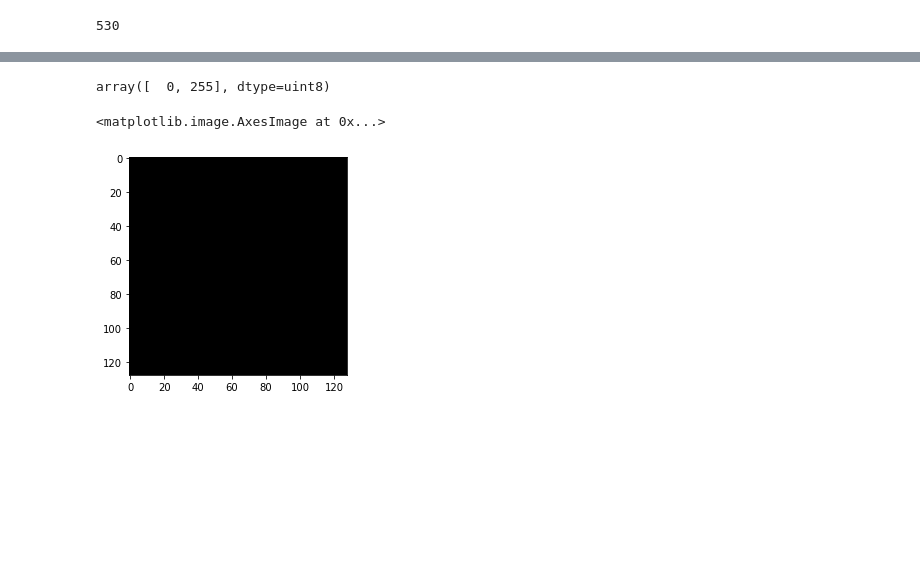
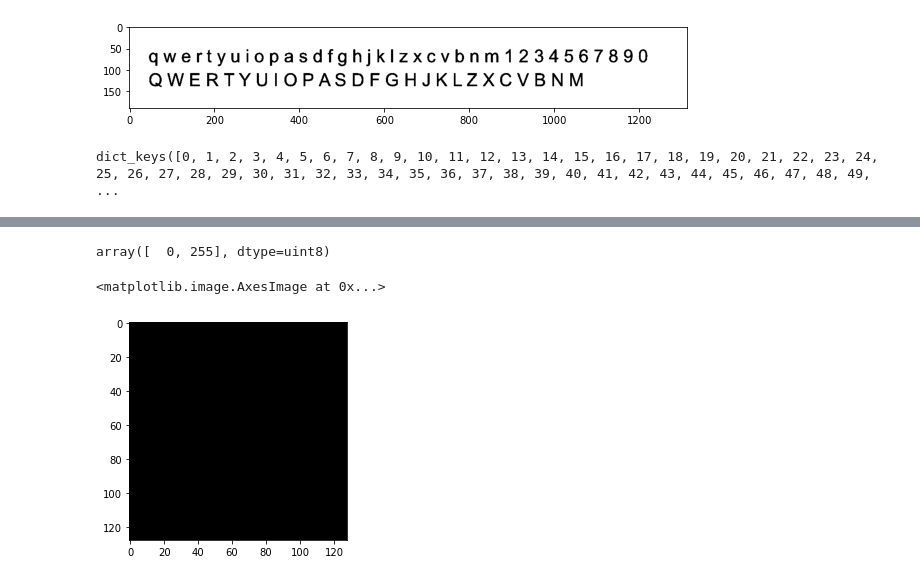
Before and after one commit to vinaykudari/ub, a Jupyter notebook: spring-22/CSE573-CVIP/OCR/notebook.ipynb, the cells around one changed output, grey strips where cells are left out. Saved outputs shown, nothing was run; the diff lists cells and outputs as text; code cells hidden in the pictures; blank space fills up the shorter version.

```diff
--- a/spring-22/CSE573-CVIP/OCR/notebook.ipynb
+++ b/spring-22/CSE573-CVIP/OCR/notebook.ipynb
@@ -304,3 +304,13 @@ _ = plt.imshow(bin_img, cmap='gray')
+# %%
+# apply Sauvola local adaptive thresholding
+img = cv2.imread(f'{BASE_PATH}/alphabets.png', cv2.IMREAD_GRAYSCALE)
+h, w = img.shape
+# img = cv2.resize(img, (int(w*0.5), int(h*0.5)))
+bin_img = otsu(img, 100)
+plt.figure(figsize=(10, 12))
+_ = plt.imshow(bin_img, cmap='gray')
+# %% [output]
+[figure, added]
 # %%
 # bin_img = expand(bin_img, 2)
 heights = []
@@ -333,13 +343,7 @@ for h1, h2 in heights:
         h1,
         foreground=0,
     )
-# %%
-connected_components(
-    bimg,
-    p,
-    components,
-    0,
-    foreground=0,
-)
-# %% [output]
-530
+# %%
+components.keys()
+# %% [output]
+dict_keys([0, 1, 2, 3, 4, 5, 6, 7, 8, 9, 10, 11, 12, 13, 14, 15, 16, 17, 18, 19, 20, 21, 22, 23, 24, 25, 26, 27, 28, 29, 30, 31, 32, 33, 34, 35, 36, 37, 38, 39, 40, 41, 42, 43, 44, 45, 46, 47, 48, 49, ...
```
Also changed, not shown: parts of 7 cells of this notebook, 4 other files.
